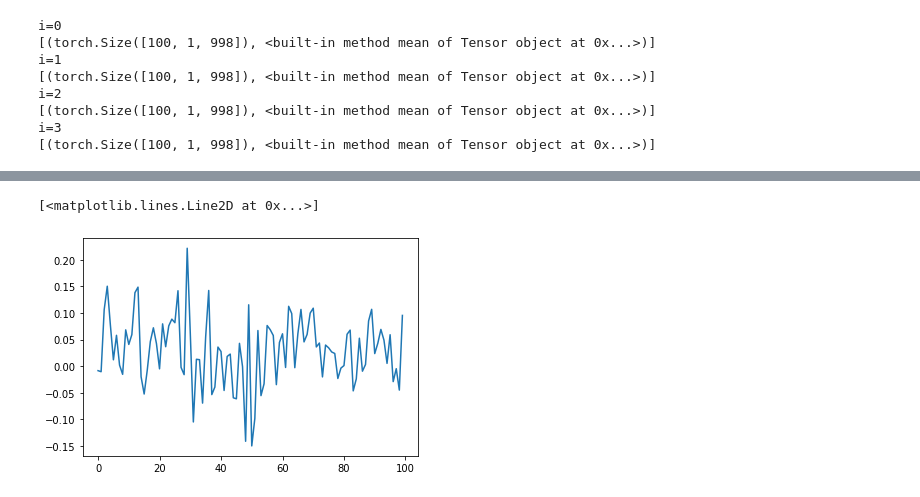
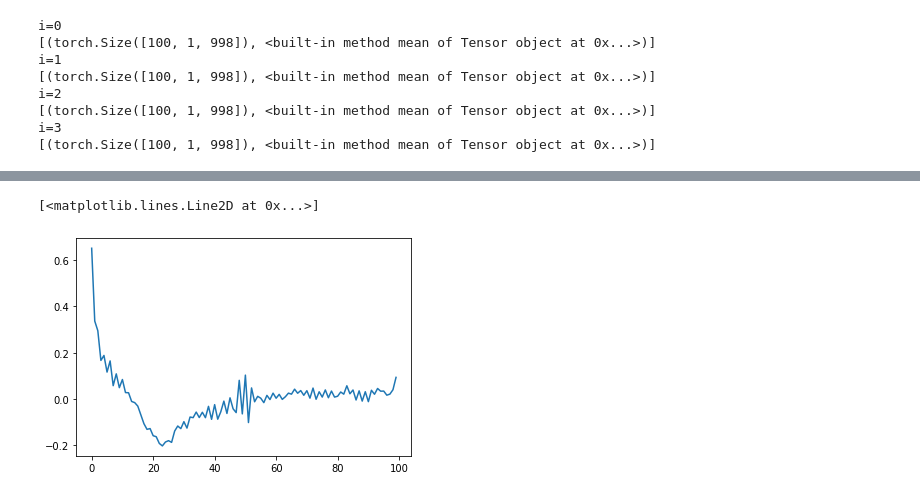
Before and after one commit to benkrikler/wavefilter, a Jupyter notebook: notebooks/develop_simple_pulse_finder_torch.ipynb, the cells around one changed output, grey strips where cells are left out. Cells and saved outputs as stored; diff of their text form; code cells hidden in the pictures.

Commit message:
Add adaptive training model

```diff
--- a/notebooks/develop_simple_pulse_finder_torch.ipynb
+++ b/notebooks/develop_simple_pulse_finder_torch.ipynb
@@ -314,9 +436,9 @@ plt.plot(expected)
 # %%
-learnt = model.get_parameter("encode.pulse_finder.weight").detach().cpu().numpy()[0,0]
+learnt = model.get_parameter("attend.conv_pulse_finder.pulse_finder.weight").detach().cpu().numpy()[0,0]
 plt.plot(learnt)
 # %% [output]
 [<matplotlib.lines.Line2D at 0x...>]
-[figure, old version]
+[figure, new version]
 # %%
 plt.plot(train_test_runner.train_loss);
 plt.yscale("log")
```
Also changed, not shown: parts of 12 cells of this notebook.
